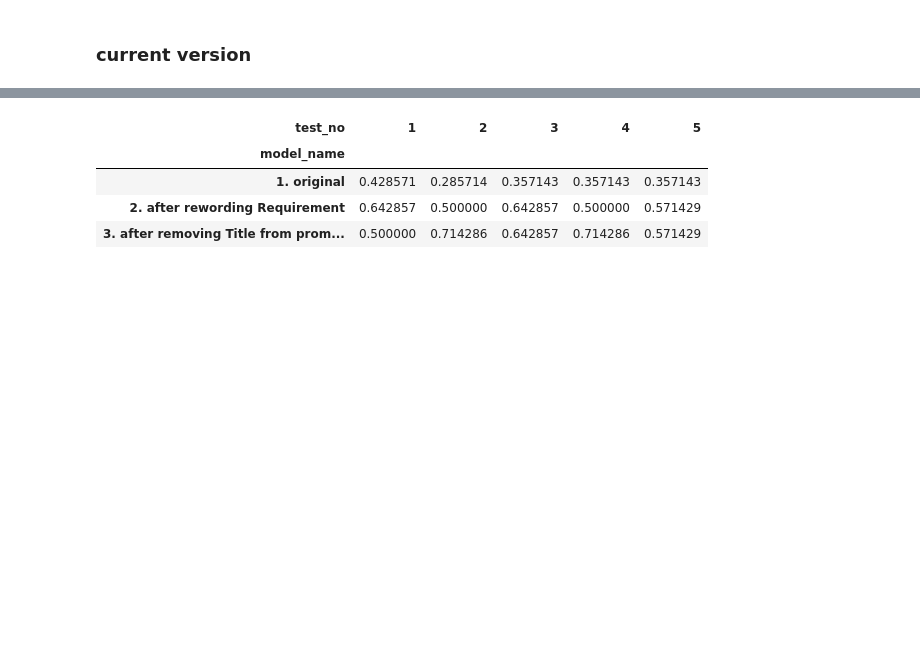
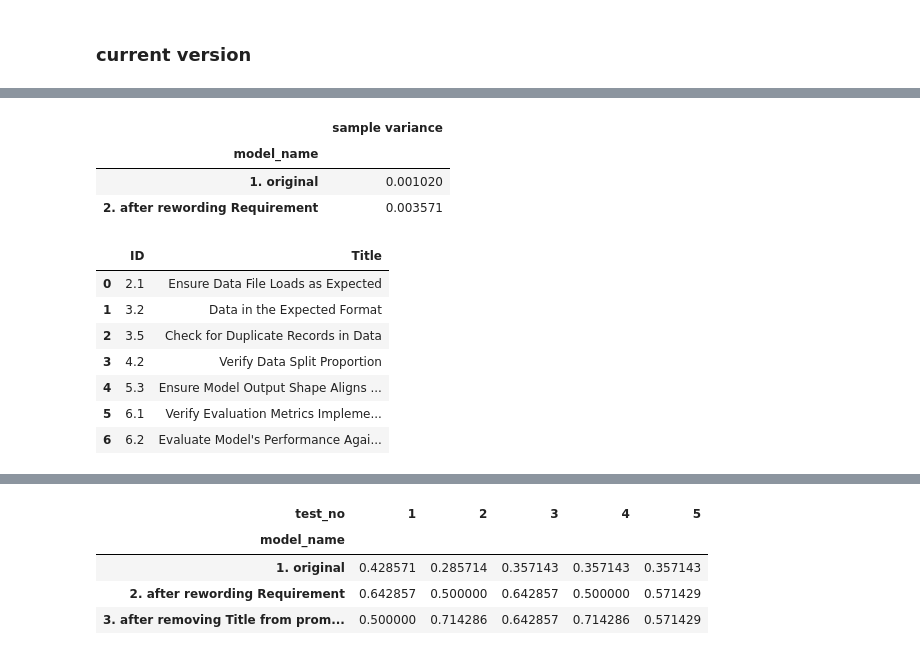
Before and after one commit to UBC-MDS/fixml, a Jupyter notebook: src/test_creation/demo_llm-eval.ipynb, the cells around one changed output, grey strips where cells are left out. Drawn from its saved outputs; the diff is of its cells as text; code cells hidden in the pictures; blank space fills up the shorter version.

```diff
--- a/src/test_creation/demo_llm-eval.ipynb
+++ b/src/test_creation/demo_llm-eval.ipynb
@@ -17,0 +44,20 @@ report_output_path_pdf = '../../report/evaluation_report.pdf'
+# %%
+completeness_score_var = pd.DataFrame(eval_evaluator.get_completeness_score_dist().var(axis=1), columns=['sample variance'])
+completeness_score_var
+# %% [output]
+|  | sample variance |
+| model_name |  |
+| 1. original | 0.001020 |
+| 2. after rewording Requirement | 0.003571 |
+# %%
+checklist_item_title = pd.DataFrame(checklist_v2.get_all_tests())[['ID', 'Title']]
+checklist_item_title
+# %% [output]
+|  | ID | Title |
+| 0 | 2.1 | Ensure Data File Loads as Expected |
+| 1 | 3.2 | Data in the Expected Format |
+| 2 | 3.5 | Check for Duplicate Records in Data |
+| 3 | 4.2 | Verify Data Split Proportion |
+| 4 | 5.3 | Ensure Model Output Shape Aligns ... |
+| 5 | 6.1 | Verify Evaluation Metrics Impleme... |
+| 6 | 6.2 | Evaluate Model's Performance Agai... |
```
Also changed, not shown: parts of 7 cells of this notebook.
